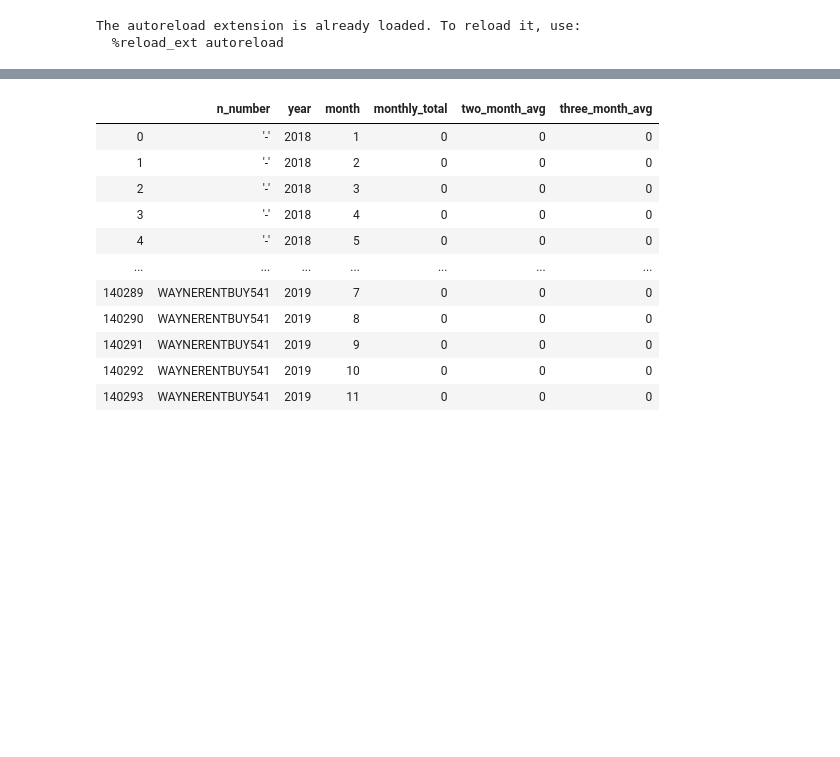
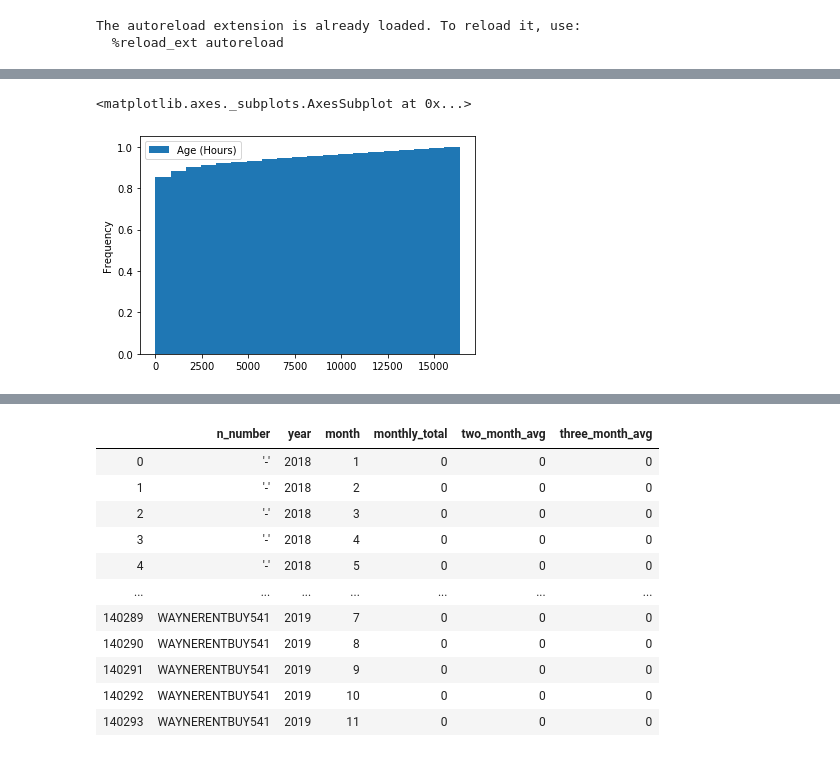
Before and after one commit to justinhennessy/100-days-of-code, a Jupyter notebook: project/sf_cases_etl.ipynb, the cells around one changed output, grey strips where cells are left out. Saved outputs shown, nothing was run; the diff lists cells and outputs as text; code cells hidden in the pictures; blank space fills up the shorter version.

```diff
--- a/project/sf_cases_etl.ipynb
+++ b/project/sf_cases_etl.ipynb
@@ -43,3 +62,8 @@ df = pd.read_csv(f'{PATH}cases.csv', low_memory=False, encoding='latin1')
+# %%
+df.plot(y='Age (Hours)', kind='hist', bins=20, cumulative=True, normed=True)
+# %% [output]
+<matplotlib.axes._subplots.AxesSubplot at 0x...>
+[figure, added]
 # %%
 df['date'] = df['Date/Time Opened'].str.split(" ", expand = True)[0]
 df['date'] = pd.to_datetime(df['date'], format='%d/%m/%Y')
```
Also changed, not shown: parts of 3 cells of this notebook, 1 other file.
